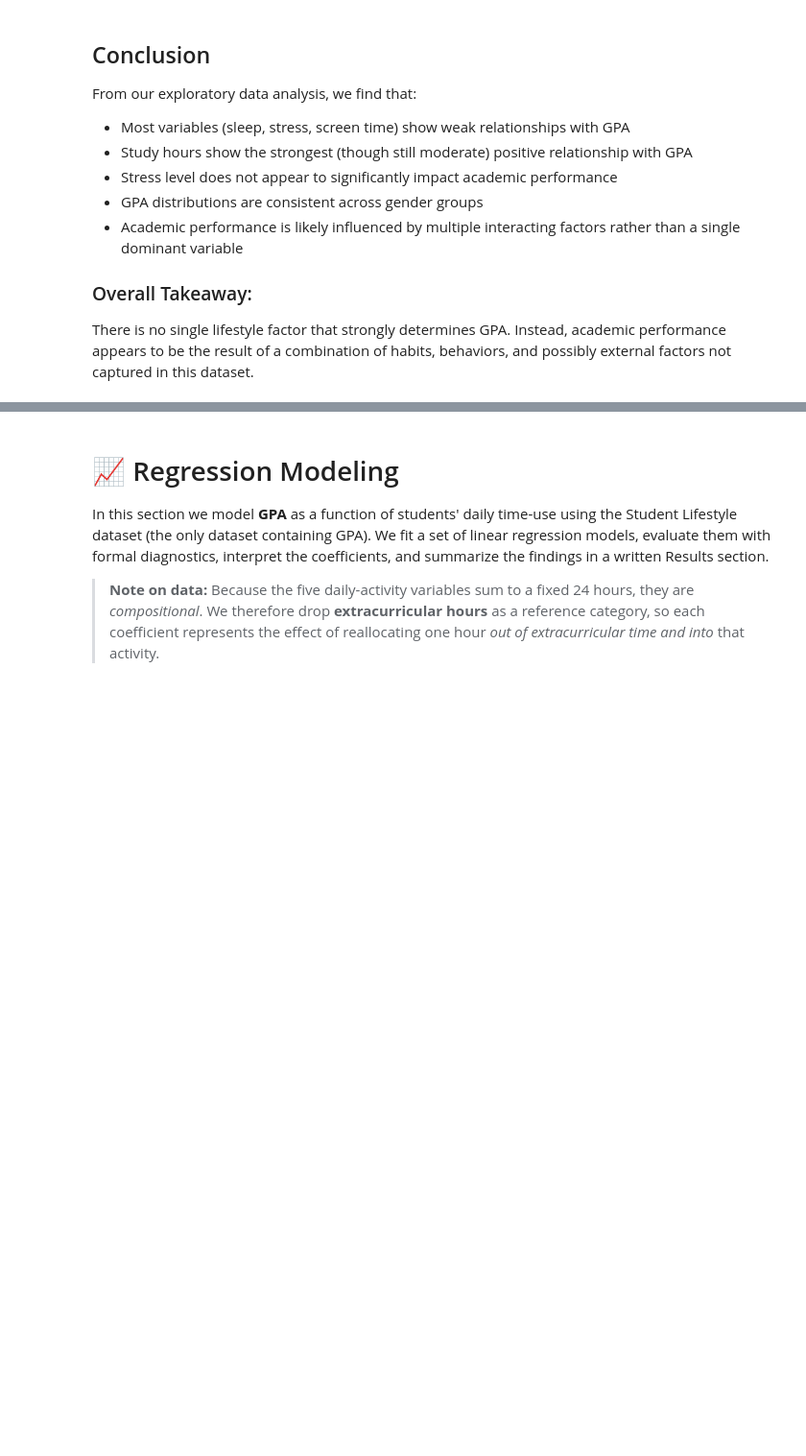
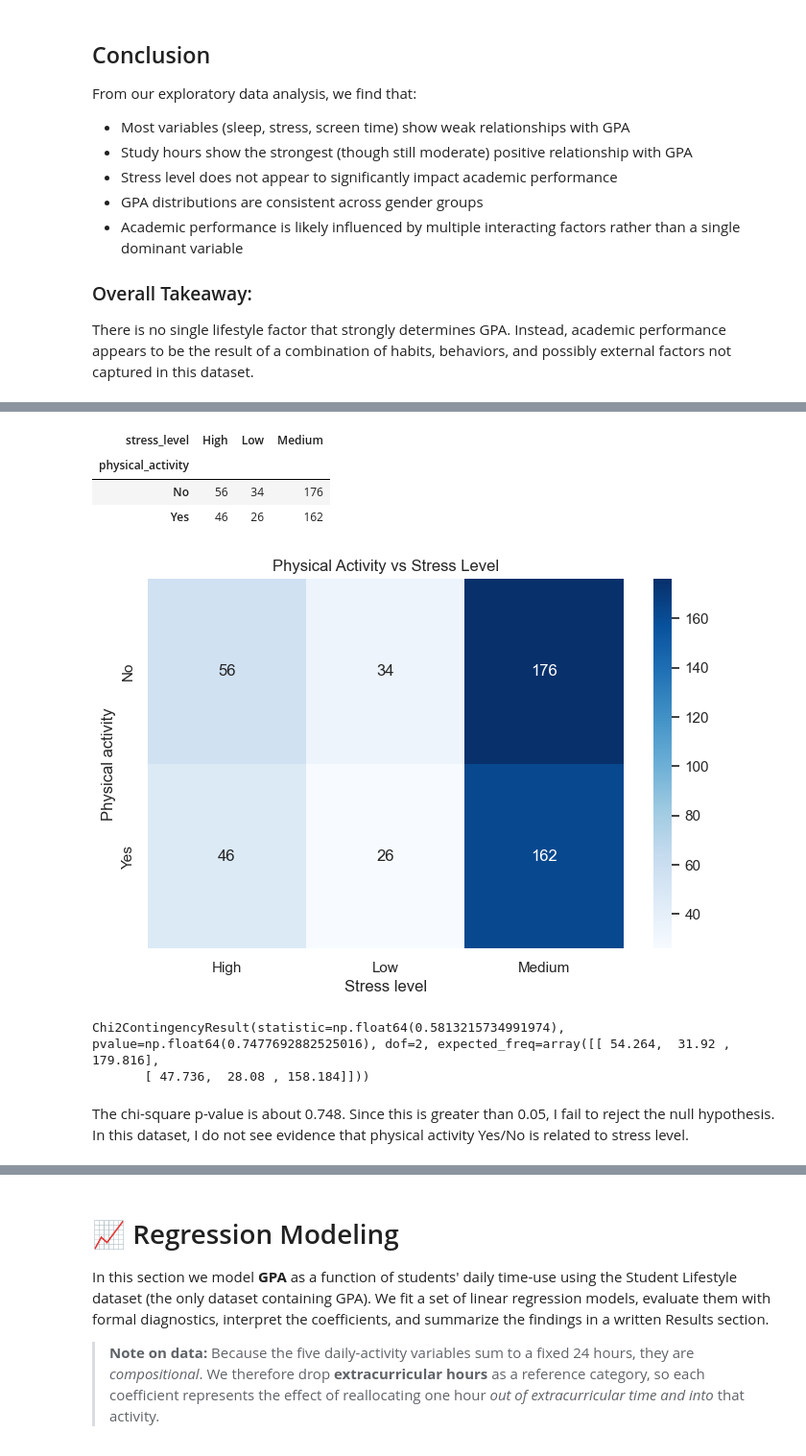
Before and after one commit to YousefAlkhunaizi123/math189project, a Jupyter notebook: math189final.ipynb, the cells around one changed output, grey strips where cells are left out. Shown at 96% size. Drawn from its saved outputs; the diff is of its cells as text; code cells hidden in the pictures; blank space fills up the shorter version.

```diff
--- a/math189final.ipynb
+++ b/math189final.ipynb
@@ -362,0 +598,23 @@ There is no single lifestyle factor that strongly determines GPA. Instead, acade
+# %%
+activity_stress = pd.crosstab(df["physical_activity"], df["stress_level"])
+activity_stress
+# %% [output]
+| stress_level | High | Low | Medium |
+| physical_activity |  |  |  |
+| No | 56 | 34 | 176 |
+| Yes | 46 | 26 | 162 |
+# %%
+sns.heatmap(activity_stress, annot=True, fmt="d", cmap="Blues")
+plt.title("Physical Activity vs Stress Level")
+plt.xlabel("Stress level")
+plt.ylabel("Physical activity")
+plt.show()
+# %% [output]
+[figure, added]
+# %%
+stats.chi2_contingency(activity_stress)
+# %% [output]
+Chi2ContingencyResult(statistic=np.float64(0.5813215734991974), pvalue=np.float64(0.7477692882525016), dof=2, expected_freq=array([[ 54.264,  31.92 , 179.816],
+       [ 47.736,  28.08 , 158.184]]))
+# %% [markdown]
+The chi-square p-value is about 0.748. Since this is greater than 0.05, I fail to reject the null hypothesis. In this dataset, I do not see evidence that physical activity Yes/No is related to stress level.
```
Also changed, not shown: parts of 39 cells of this notebook.
